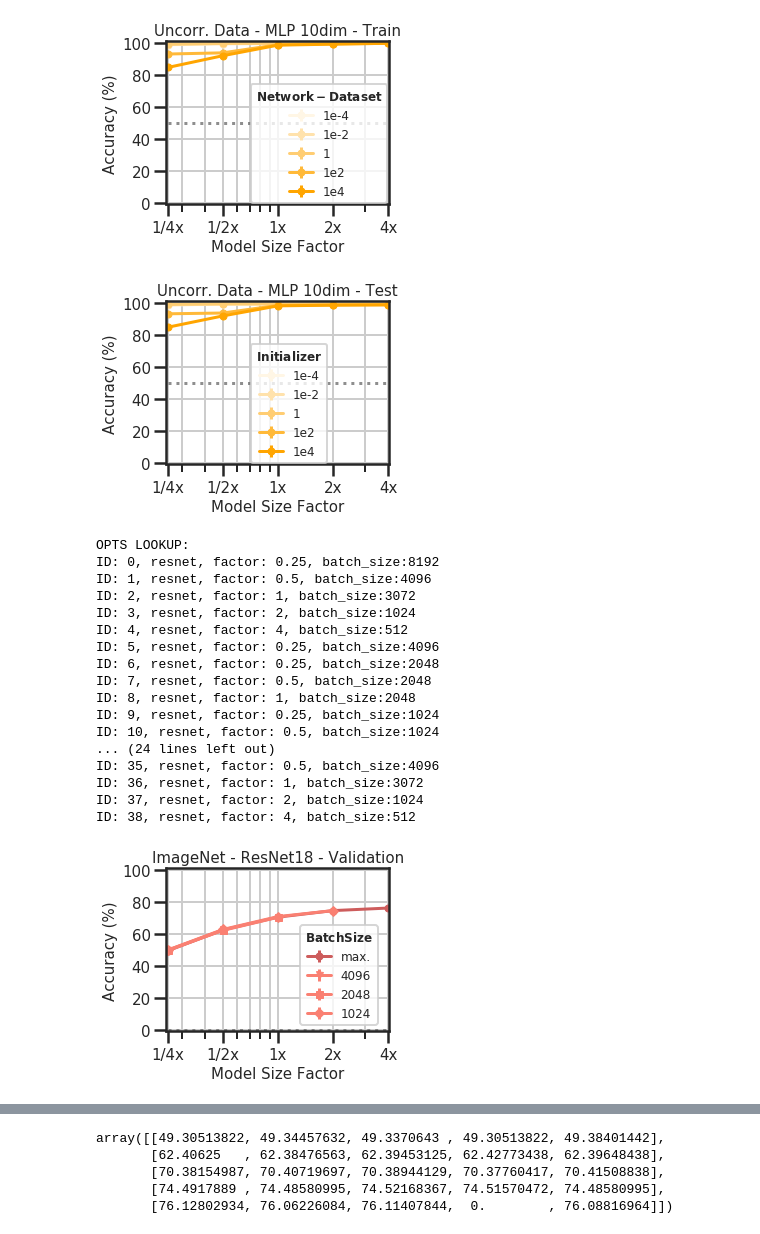
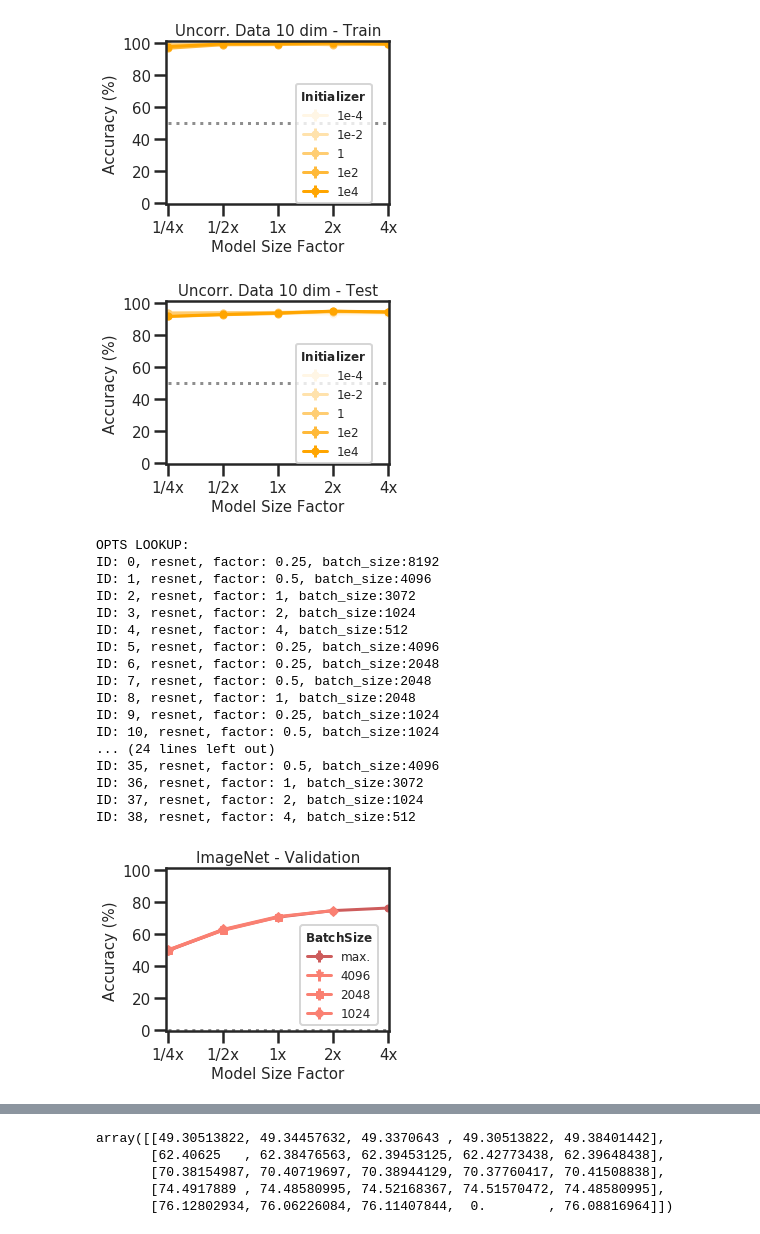
Before and after one commit to xboix/frivolous_dnns, a Jupyter notebook: ipy_notebooks/plot_accuracy.ipynb, the cells around one changed output, grey strips where cells are left out. Saved outputs shown, nothing was run; the diff lists cells and outputs as text; code cells hidden in the pictures.

```diff
--- a/ipy_notebooks/plot_accuracy.ipynb
+++ b/ipy_notebooks/plot_accuracy.ipynb
@@ -1,14 +1,16 @@
 # %%
 import numpy as np
-import matplotlib as mpl
-import matplotlib.pyplot as plt
-import matplotlib.ticker
 import pandas as pd
 import sys
 import seaborn
+import matplotlib
+import matplotlib.ticker
+from matplotlib import pyplot as plt
 
+matplotlib.rcParams['pdf.fonttype'] = 42
+matplotlib.rcParams['ps.fonttype'] = 42
 seaborn.set()
-seaborn.set_style("ticks")
+seaborn.set_style("white")
 seaborn.set_context("poster")
 from matplotlib import pyplot
 # %%
@@ -403,0 +409,10 @@ print_accuracy(r'CIFAR-10 - AlexNet - Test', results_test_mean, results_test_std
+# %%
+import pickle
+
+with open('ids_mlps.p', 'rb') as handle:
+    IDs = pickle.load(handle)
+
+dataset_idx_map = {"rand10": 0, "rand10000": 1}
+data_idx_map = {1e3: 0, 1e4: 1, 1e5: 2}
+optimizer_idx_map = {0: 0, 1: 1, 2: 2, 5: 3}
+init_idx_map = {1e-2: 0, 1e-1:1, 1:2, 1e1:3, 1e2:4, 1e3:5, 1e4:6, 1e5:7, 1e6:8, 1e7:9}
@@ -591,63 +795,57 @@ curve_colors = [cm(i) for i in np.linspace(0.0, 1.0, num=5)]
 curve_styles = ['-', '-', '-', '-', '-']
 marker_styles = ['o', 'o', 'o', 'o',  'o']
 sizes = 5
 size_factors = np.array([0.25, 0.5, 1, 2, 4])
 size_idx_map = {0.25: 0, 0.5: 1, 1: 2, 2: 3, 4: 4}
 size_labels = ['1/4x', '1/2x', '1x', '2x', '4x']
 select_lr = [1e-1, 1e-2, 1e-3, 1e-3]
 lr = [1, 1e-1, 1e-2, 1e-3, 1e-4]
 factors = [1, 2, 4, 8, 16]
-seeds = 1
+seeds = 3
 
 inits_fact = [1e-2, 1, 1e2, 1e4, 1e6]
 
 results = np.zeros((seeds, curves, sizes))
 results_test = np.zeros((seeds, curves, sizes))
 # both are indexed [nn_type][size_factor]
 
+# both are indexed [nn_type][size_factor]
 for seed in range(seeds):
-    for ID in range(343, 542):
+    for curve_idx in range(curves):
 
-        #print('Processing ID:', ID)
-        opt = experiments.opt[ID]
+        optimizer_idx = 0
+        dataset_idx = dataset_idx_map["rand10"]
+        data_idx = data_idx_map[1e3]
+        init_idx = init_idx_map[inits_fact[curve_idx]]
 
-        if opt.dataset.dataset_name == "rand10":
-            if opt.dnn.name == 'MLP1_linear':
-                continue
-        else:
-            continue
+        for size_idx in range(sizes):
+            id_best = int(IDs[0][seed, dataset_idx, data_idx, optimizer_idx, init_idx, size_idx])
 
-        if not opt.hyper.init_factor in inits_fact:
-            continue
-
-        size_idx = np.where(np.array(opt.dnn.neuron_multiplier[0]) == (factors))[0][0]
-        curve_idx = np.where(np.array(opt.hyper.init_factor) == (inits_fact))[0][0]
-
-        csv_file =  experiments.opt[ID].csv_dir + experiments.opt[ID].name + '_redundancy.csv'
-        csv_file = csv_file.replace("seed=0", "seed=" + str(seed))
-        df = pd.read_csv(csv_file)
-        acc = df[df['evaluation_set'] == 'train']['performance'].iloc[0]
-        acc_test = df[df['evaluation_set'] == 'test']['performance'].iloc[0]
-        results[seed][curve_idx][size_idx] = acc
-        results_test[seed][curve_idx][size_idx] = acc_test
+            csv_file =  experiments.opt[id_best].csv_dir + experiments.opt[id_best].name + '_redundancy.csv'
+            csv_file = csv_file.replace("seed=0", "seed=" + str(seed))
+            df = pd.read_csv(csv_file)
+            acc = df[df['evaluation_set'] == 'train']['performance'].iloc[0]
+            acc_test = df[df['evaluation_set'] == 'test']['performance'].iloc[0]
+            results[seed][curve_idx][size_idx] = acc
+            results_test[seed][curve_idx][size_idx] = acc_test
 
 results *= 100
 results_test *= 100
 results_mean = np.mean(results,axis=0)
 results_test_mean = np.mean(results_test,axis=0)
 results_std = np.std(results,axis=0)
 results_test_std = np.std(results_test,axis=0)
 
-leg_loc = (0.38, 0.010)
-print_accuracy(r'Uncorr. Data - MLP 10dim - Train', results_mean, results_std, marker_styles,
-               curve_colors, curve_styles, curve_labels, r"$\bf{Network-Dataset}$", 50, leg_loc, True,
-              "acc_synth_initializer2_train")
-print_accuracy(r'Uncorr. Data - MLP 10dim - Test', results_test_mean, results_test_std, marker_styles,
+leg_loc = (0.58, 0.010)
+print_accuracy(r'Uncorr. Data 10 dim - Train', results_mean, results_std, marker_styles,
                curve_colors, curve_styles, curve_labels, r"$\bf{Initializer}$", 50, leg_loc, True,
-              "acc_synth_initializer2_test")
+              "acc_synth_10_initializer_train")
+print_accuracy(r'Uncorr. Data 10 dim - Test', results_test_mean, results_test_std, marker_styles,
+               curve_colors, curve_styles, curve_labels, r"$\bf{Initializer}$", 50, leg_loc, True,
+              "acc_synth_10_initializer_test")
 # %% [output]
-[figure, old version]
+[figure, new version]
-[figure, old version]
+[figure, new version]
 # %%
 #Batch - ImageNet
 
@@ -701,7 +899,7 @@ for ID in range(13):
 
 leg_loc = (0.6, 0.040)
 
-print_accuracy(r'ImageNet - ResNet18 - Validation', results,0*results, marker_styles,
+print_accuracy(r'ImageNet - Validation', results,0*results, marker_styles,
                curve_colors, curve_styles, curve_labels, r"$\bf{Batch} \bf{Size}$", 0.1, leg_loc, True,
               "acc_imagenet_batch_test")
 # %% [output]
@@ -722,7 +920,7 @@ ID: 35, resnet, factor: 0.5, batch_size:4096
 ID: 36, resnet, factor: 1, batch_size:3072
 ID: 37, resnet, factor: 2, batch_size:1024
 ID: 38, resnet, factor: 4, batch_size:512
-[figure, old version]
+[figure, new version]
 # %%
 #ImageNet
 
```
Also changed, not shown: parts of 13 cells of this notebook, 5 other files.
